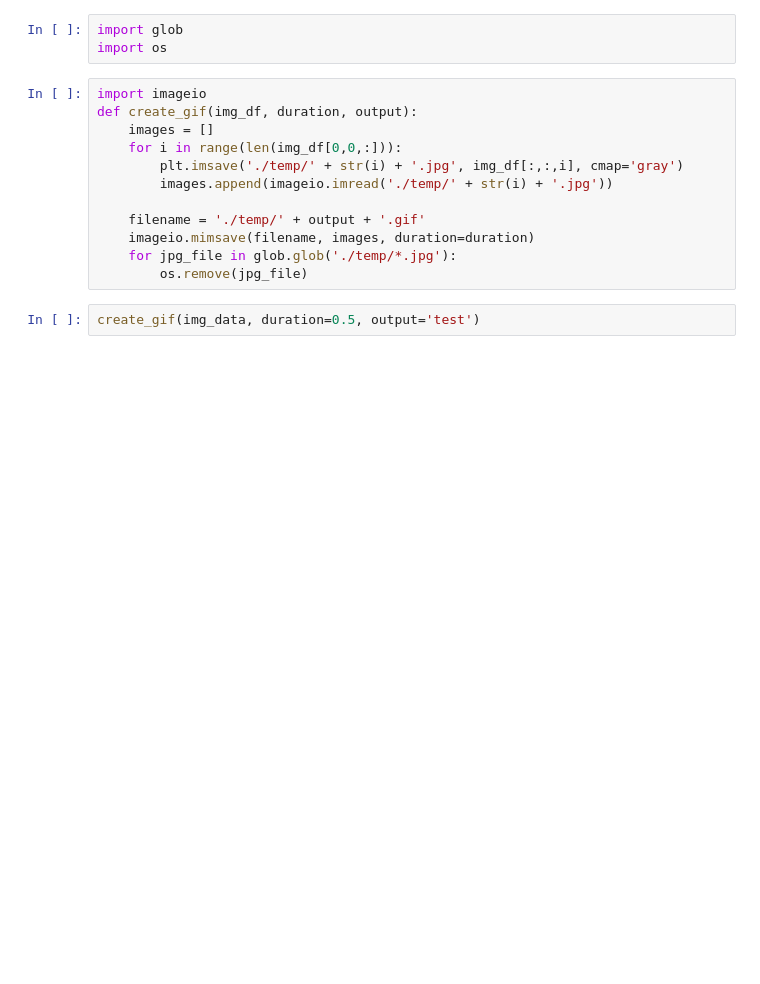
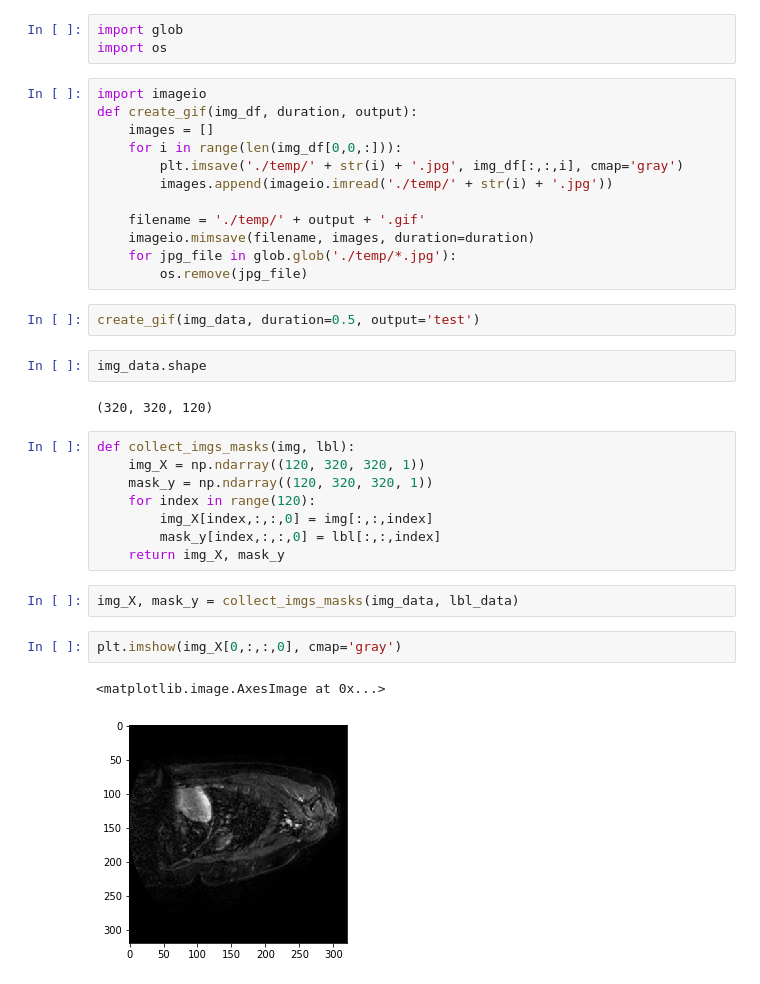
Before and after one commit to kuanliang/TMU_MedicalImaging_workshop, a Jupyter notebook: Medical_Image_exploration.ipynb, the cells around one changed output. Saved outputs shown, nothing was run; the diff lists cells and outputs as text; blank space fills up the shorter version.

```diff
--- a/Medical_Image_exploration.ipynb
+++ b/Medical_Image_exploration.ipynb
@@ -141,3 +141,22 @@ def create_gif(img_df, duration, output):
         os.remove(jpg_file)
 # %%
 create_gif(img_data, duration=0.5, output='test')
+# %%
+img_data.shape
+# %% [output]
+(320, 320, 120)
+# %%
+def collect_imgs_masks(img, lbl):
+    img_X = np.ndarray((120, 320, 320, 1))
+    mask_y = np.ndarray((120, 320, 320, 1))
+    for index in range(120):
+        img_X[index,:,:,0] = img[:,:,index]
+        mask_y[index,:,:,0] = lbl[:,:,index]
+    return img_X, mask_y
+# %%
+img_X, mask_y = collect_imgs_masks(img_data, lbl_data)
+# %%
+plt.imshow(img_X[0,:,:,0], cmap='gray')
+# %% [output]
+<matplotlib.image.AxesImage at 0x...>
+[figure, added]
```
Also changed, not shown: parts of 14 cells of this notebook.
